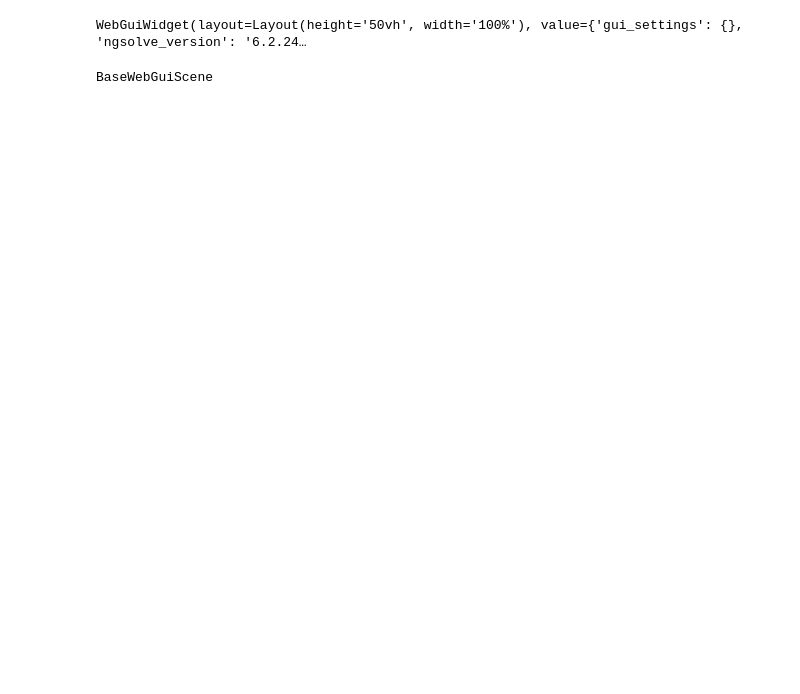
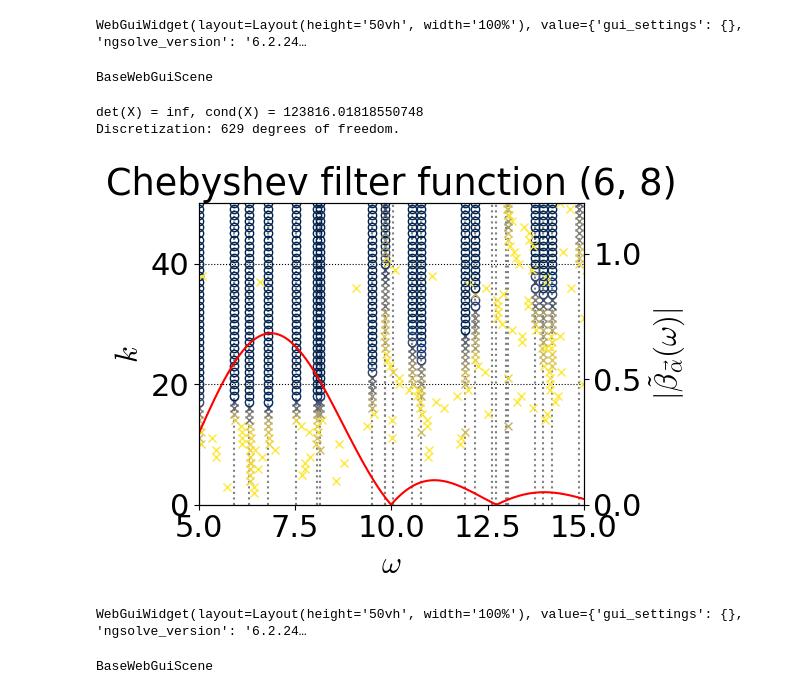
Before and after one commit to Michozord/Kylov_ev_solver, a Jupyter notebook: simulation.ipynb, the cells around one changed output. Cells and saved outputs as stored; diff of their text form; code cells hidden in the pictures; blank space fills up the shorter version.

```diff
--- a/simulation.ipynb
+++ b/simulation.ipynb
@@ -47,3 +47,24 @@ Draw(solution, mesh, deformation=True)
 # %% [output]
 WebGuiWidget(layout=Layout(height='50vh', width='100%'), value={'gui_settings': {}, 'ngsolve_version': '6.2.24…
 BaseWebGuiScene
+# %%
+om_min, om_max = 6, 8
+alpha = alpha_l2(2/tau, L, tau, om_min, om_max)
+
+solver = KrylovSolver(mesh, L, tau, alpha, m_max = 50)
+solver.discretize()
+solver.solve()
+solver.plot_results(5, 15, f"Chebyshev filter function ({om_min}, {om_max})")
+# %% [output]
+det(X) = inf, cond(X) = 123816.01818550748
+Discretization: 629 degrees of freedom.
+[figure, added]
+# %%
+eigval, eigvec = solver.get_single_result(20, 7*7)
+solution = GridFunction(fes, multidim=1)
+for i, coord in enumerate(eigvec):
+    solution.vecs[0][i] = coord
+Draw(solution, mesh, deformation=False)
+# %% [output]
+WebGuiWidget(layout=Layout(height='50vh', width='100%'), value={'gui_settings': {}, 'ngsolve_version': '6.2.24…
+BaseWebGuiScene
```
Also changed, not shown: parts of 1 cell of this notebook, 2 other files.
